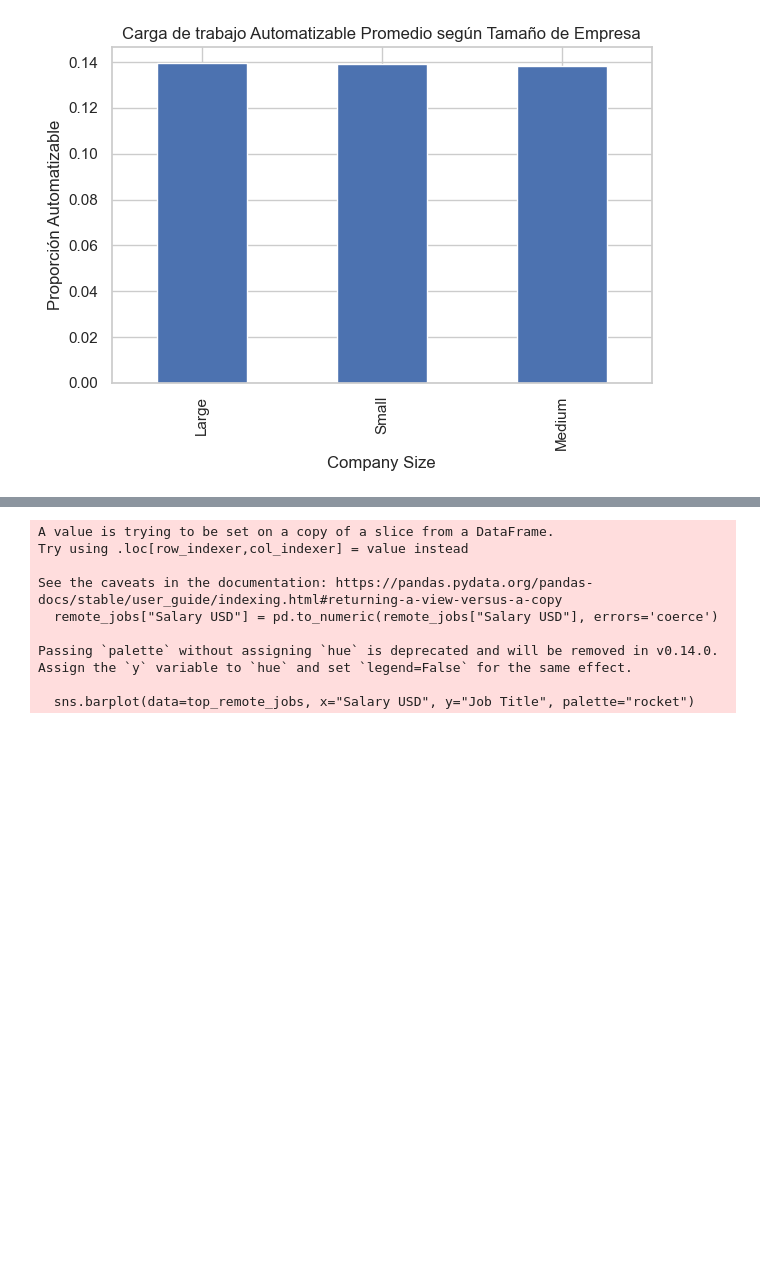
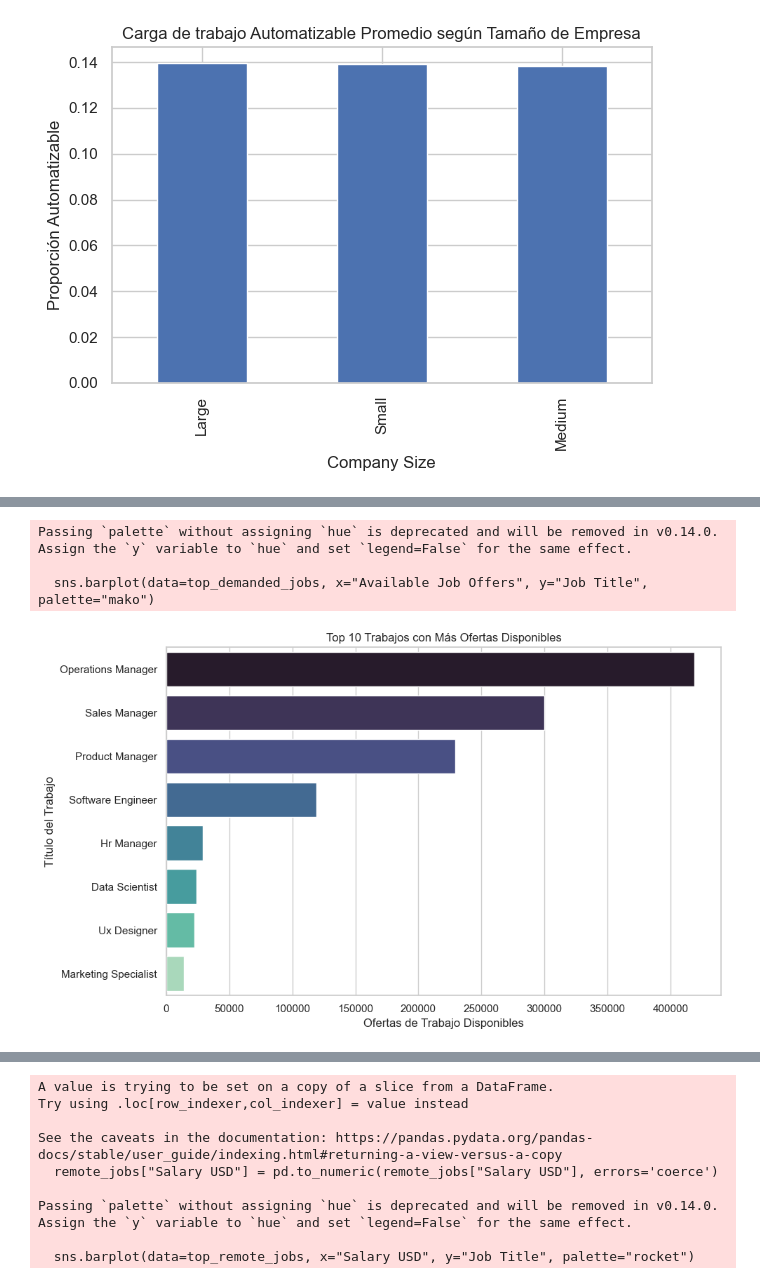
Before and after one commit to httpluris7/AI-Impact-on-works-today, a Jupyter notebook: AI_work.ipynb, the cells around one changed output, grey strips where cells are left out. Drawn from its saved outputs; the diff is of its cells as text; code cells hidden in the pictures; blank space fills up the shorter version.

```diff
--- a/AI_work.ipynb
+++ b/AI_work.ipynb
@@ -386,19 +378,24 @@ AI_merged.head(12)
 # %%
 #obtenemos los 10 trabajos mas demandados
 top_demanded_jobs = (
-    AI_merged.groupby("Available Job Offers")[""]
+    AI_merged.groupby("Job Title")["Available Job Offers"]
     .mean()
     .sort_values(ascending=False)
     .head(10)
     .reset_index()
 )
 
 # Crear gráfico de barras
 sns.set(style="whitegrid")
 plt.figure(figsize=(10, 6))
-sns.barplot(data=top_demanded_jobs, x="Available Job Offers", y="Job titiles", palette="mako")
+sns.barplot(data=top_demanded_jobs, x="Available Job Offers", y="Job Title", palette="mako")
 plt.title("Top 10 Trabajos con Más Ofertas Disponibles")
 plt.xlabel("Ofertas de Trabajo Disponibles")
 plt.ylabel("Título del Trabajo")
 plt.tight_layout()
 plt.show()
+# %% [output]
+Passing `palette` without assigning `hue` is deprecated and will be removed in v0.14.0. Assign the `y` variable to `hue` and set `legend=False` for the same effect.
+
+  sns.barplot(data=top_demanded_jobs, x="Available Job Offers", y="Job Title", palette="mako")
+[figure, added]
```
Also changed, not shown: parts of 6 cells of this notebook.
